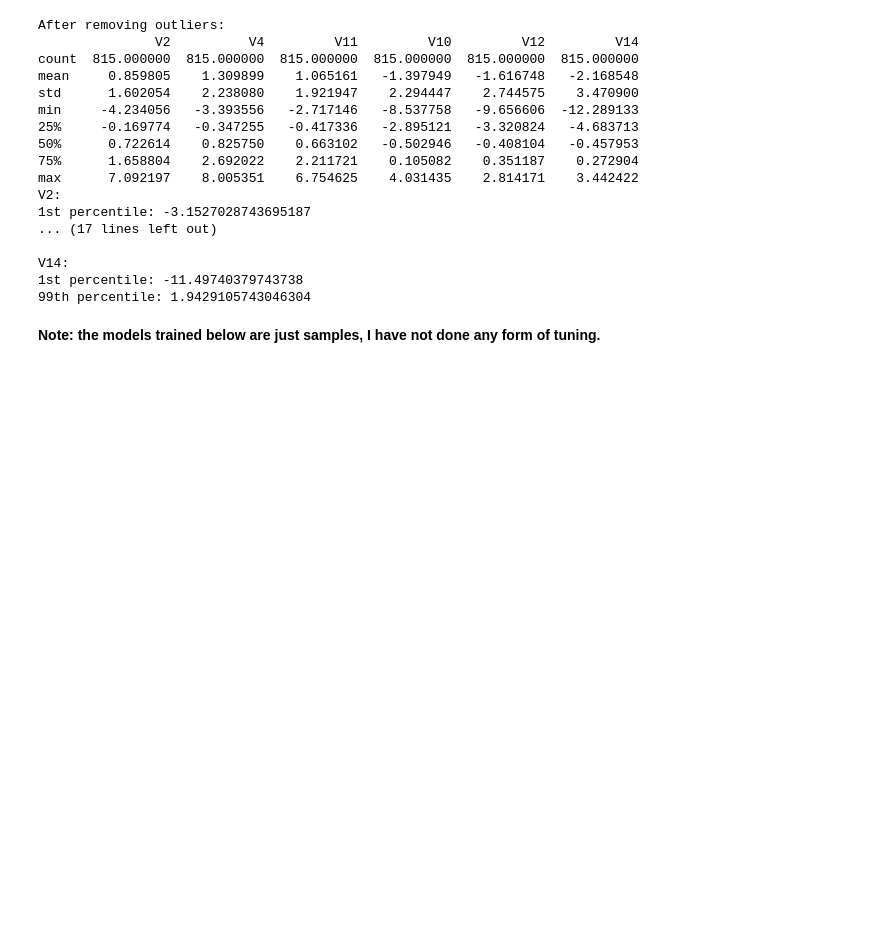
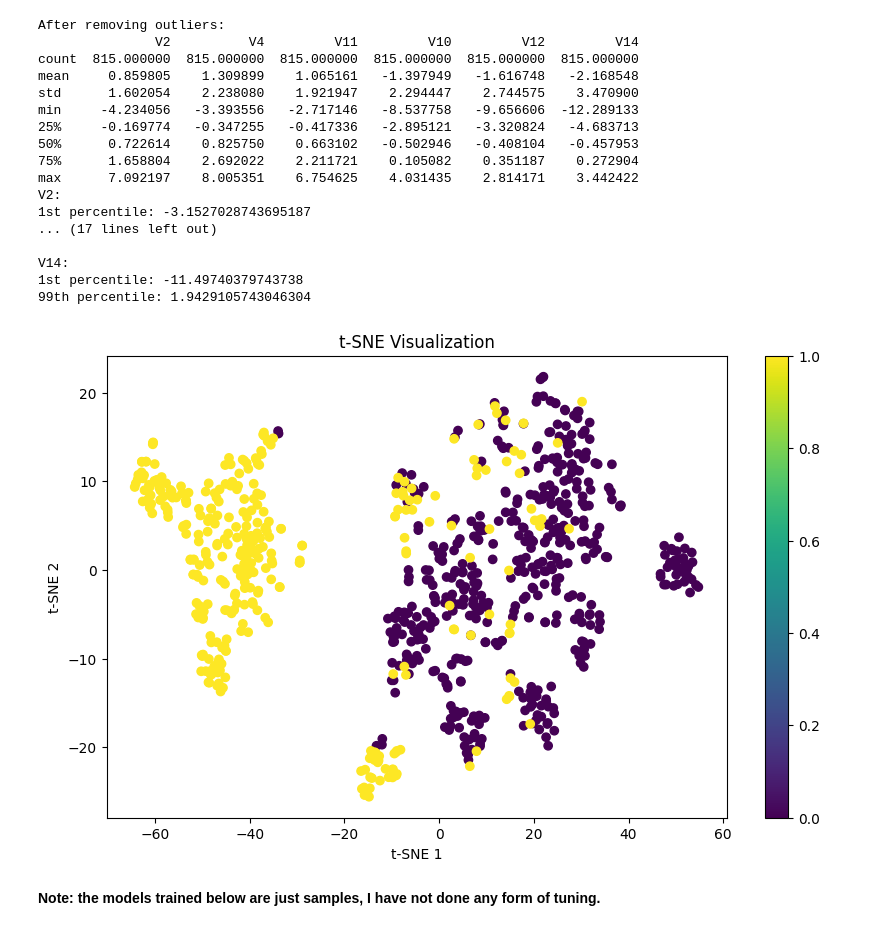
Before and after one commit to GavinEBinder/Credit-Card-Fraud-Detection-ML-Project, a Jupyter notebook: CreditCardFraudDetection.ipynb, the cells around one changed output. Cells and saved outputs as stored; diff of their text form; code cells hidden in the pictures; blank space fills up the shorter version.

```diff
--- a/CreditCardFraudDetection.ipynb
+++ b/CreditCardFraudDetection.ipynb
@@ -267,6 +269,19 @@ V2:
 V14:
 1st percentile: -11.49740379743738
 99th percentile: 1.9429105743046304
+# %%
+tsne = TSNE(n_components=2, random_state=42)
+X_tsne = tsne.fit_transform(df.drop('Class', axis=1))
+# %%
+plt.figure(figsize=(10, 6))
+plt.scatter(X_tsne[:, 0], X_tsne[:, 1], c=df['Class'], cmap='viridis')  # Replace 'Class' with label column if available
+plt.colorbar()
+plt.xlabel('t-SNE 1')
+plt.ylabel('t-SNE 2')
+plt.title('t-SNE Visualization')
+plt.show()
+# %% [output]
+[figure, added]
 # %% [markdown]
 **Note: the models trained below are just samples, I have not done any form of tuning.**
 # %%
```
Also changed, not shown: parts of 15 cells of this notebook.
